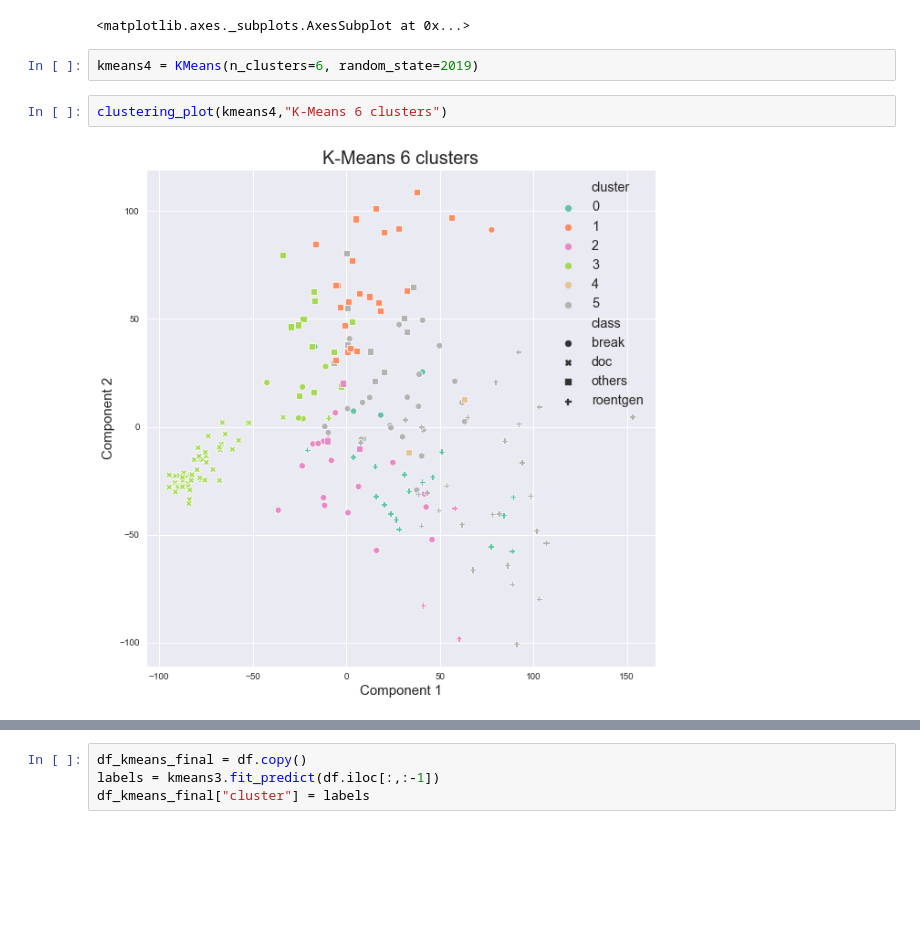
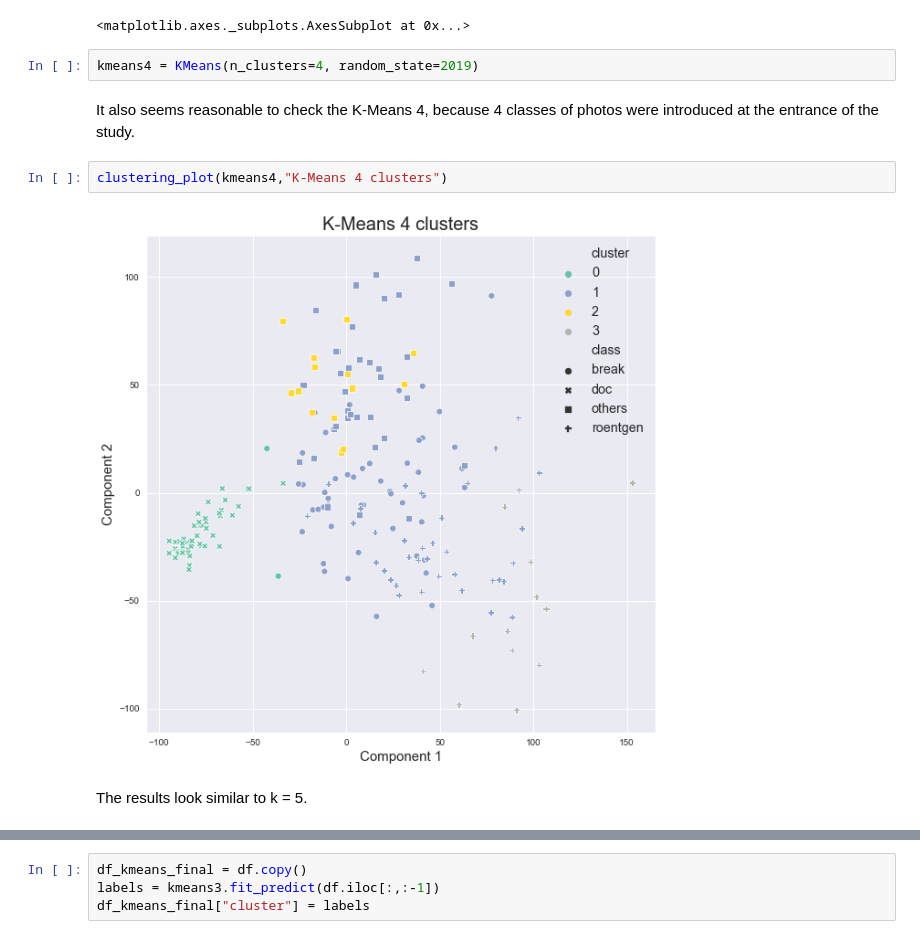
Before and after one commit to michaelwozniak/unsupervised-machine-learning-project-number-1, a Jupyter notebook: jupyter notebooks/paper_ul1_wozniak_wrzesinski.ipynb, the cells around one changed output, grey strips where cells are left out. Saved outputs shown, nothing was run; the diff lists cells and outputs as text; blank space fills up the shorter version.

```diff
--- a/jupyter notebooks/paper_ul1_wozniak_wrzesinski.ipynb
+++ b/jupyter notebooks/paper_ul1_wozniak_wrzesinski.ipynb
@@ -388,11 +446,15 @@ visualizer.show()
 [figure]
 <matplotlib.axes._subplots.AxesSubplot at 0x...>
 # %%
-kmeans4 = KMeans(n_clusters=6, random_state=2019)
+kmeans4 = KMeans(n_clusters=4, random_state=2019)
+# %% [markdown]
+It also seems reasonable to check the K-Means 4, because 4 classes of photos were introduced at the entrance of the study.
 # %%
-clustering_plot(kmeans4,"K-Means 6 clusters")
+clustering_plot(kmeans4,"K-Means 4 clusters")
 # %% [output]
-[figure, old version]
+[figure, new version]
+# %% [markdown]
+The results look similar to k = 5.
 # %%
 visualizer = SilhouetteVisualizer(kmeans4, colors='yellowbrick')
 visualizer.fit(df.iloc[:,:-1])
```
Also changed, not shown: parts of 60 cells of this notebook.
